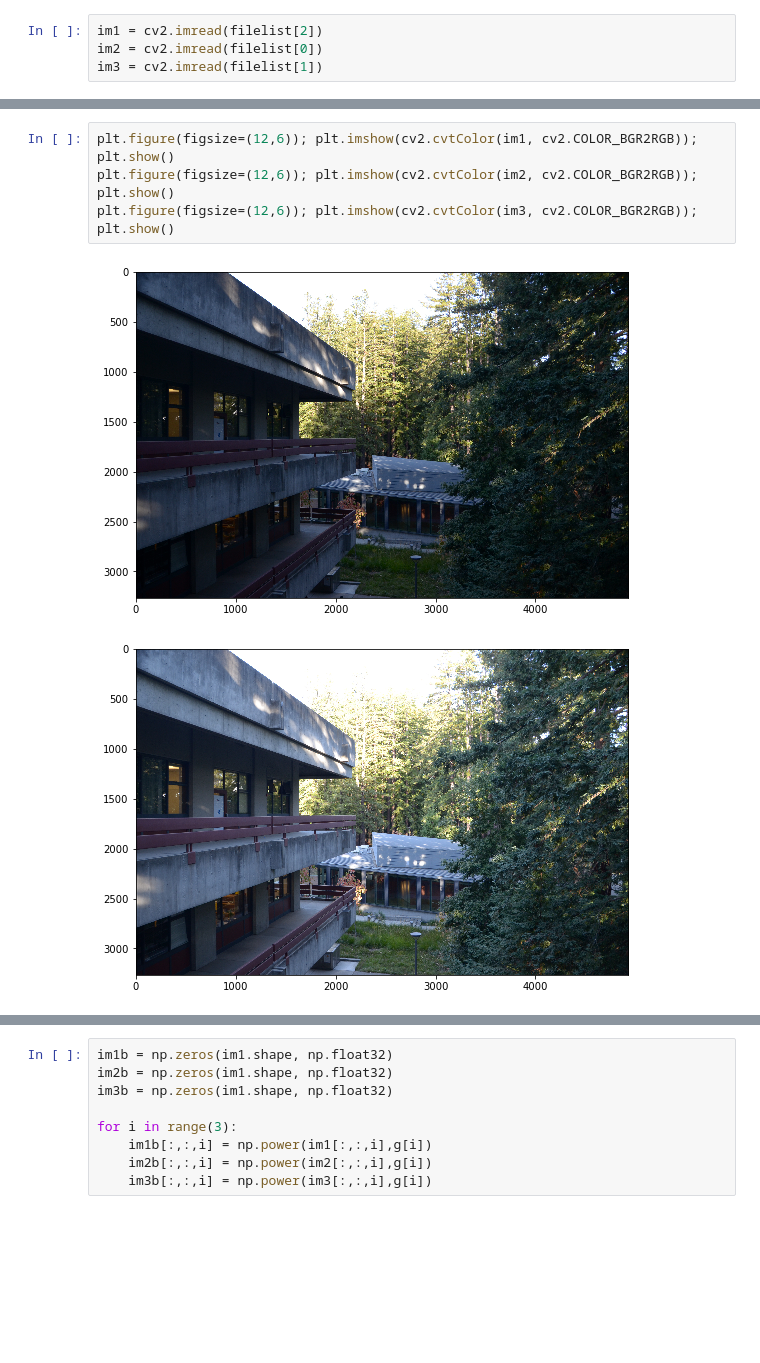
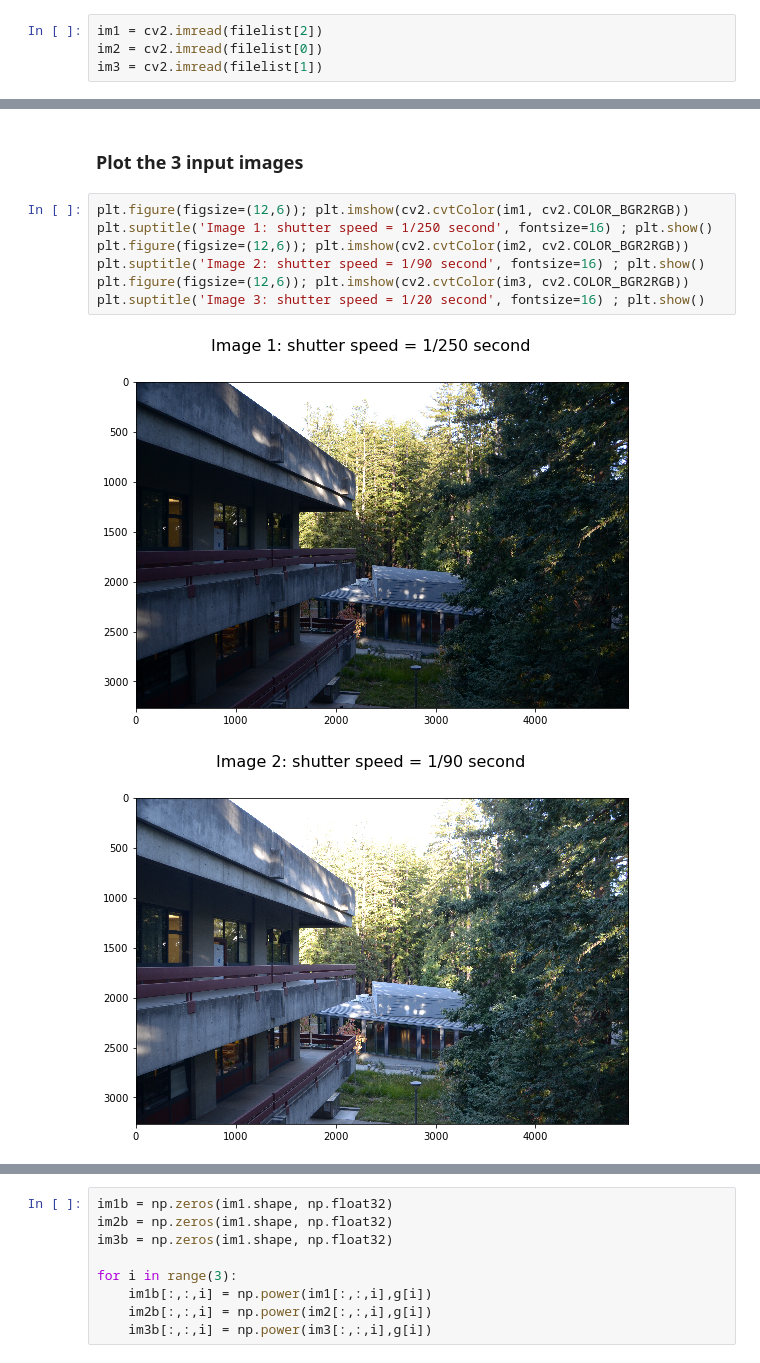
Before and after one commit to trungnguyencs/HDR-Imaging, a Jupyter notebook: HDR.ipynb, the cells around one changed output, grey strips where cells are left out. Drawn from its saved outputs; the diff is of its cells as text; blank space fills up the shorter version.

```diff
--- a/HDR.ipynb
+++ b/HDR.ipynb
@@ -49,10 +50,15 @@ im3 = cv2.imread(filelist[1])
 # im1 = im11[wi_start:wi_start + 500, len_start:len_start + 500, :]
 # im2 = im21[wi_start:wi_start + 500, len_start:len_start + 500, :]
 # im3 = im31[wi_start:wi_start + 500, len_start:len_start + 500, :]
+# %% [markdown]
+### Plot the 3 input images
 # %%
-plt.figure(figsize=(12,6)); plt.imshow(cv2.cvtColor(im1, cv2.COLOR_BGR2RGB)); plt.show()
-plt.figure(figsize=(12,6)); plt.imshow(cv2.cvtColor(im2, cv2.COLOR_BGR2RGB)); plt.show()
-plt.figure(figsize=(12,6)); plt.imshow(cv2.cvtColor(im3, cv2.COLOR_BGR2RGB)); plt.show()
+plt.figure(figsize=(12,6)); plt.imshow(cv2.cvtColor(im1, cv2.COLOR_BGR2RGB))
+plt.suptitle('Image 1: shutter speed = 1/250 second', fontsize=16) ; plt.show()
+plt.figure(figsize=(12,6)); plt.imshow(cv2.cvtColor(im2, cv2.COLOR_BGR2RGB))
+plt.suptitle('Image 2: shutter speed = 1/90 second', fontsize=16) ; plt.show()
+plt.figure(figsize=(12,6)); plt.imshow(cv2.cvtColor(im3, cv2.COLOR_BGR2RGB))
+plt.suptitle('Image 3: shutter speed = 1/20 second', fontsize=16) ; plt.show()
 # %% [output]
-[figure, old version]
+[figure, new version]
-[figure, old version]
+[figure, new version]
```
Also changed, not shown: parts of 13 cells of this notebook, 8 other files.
